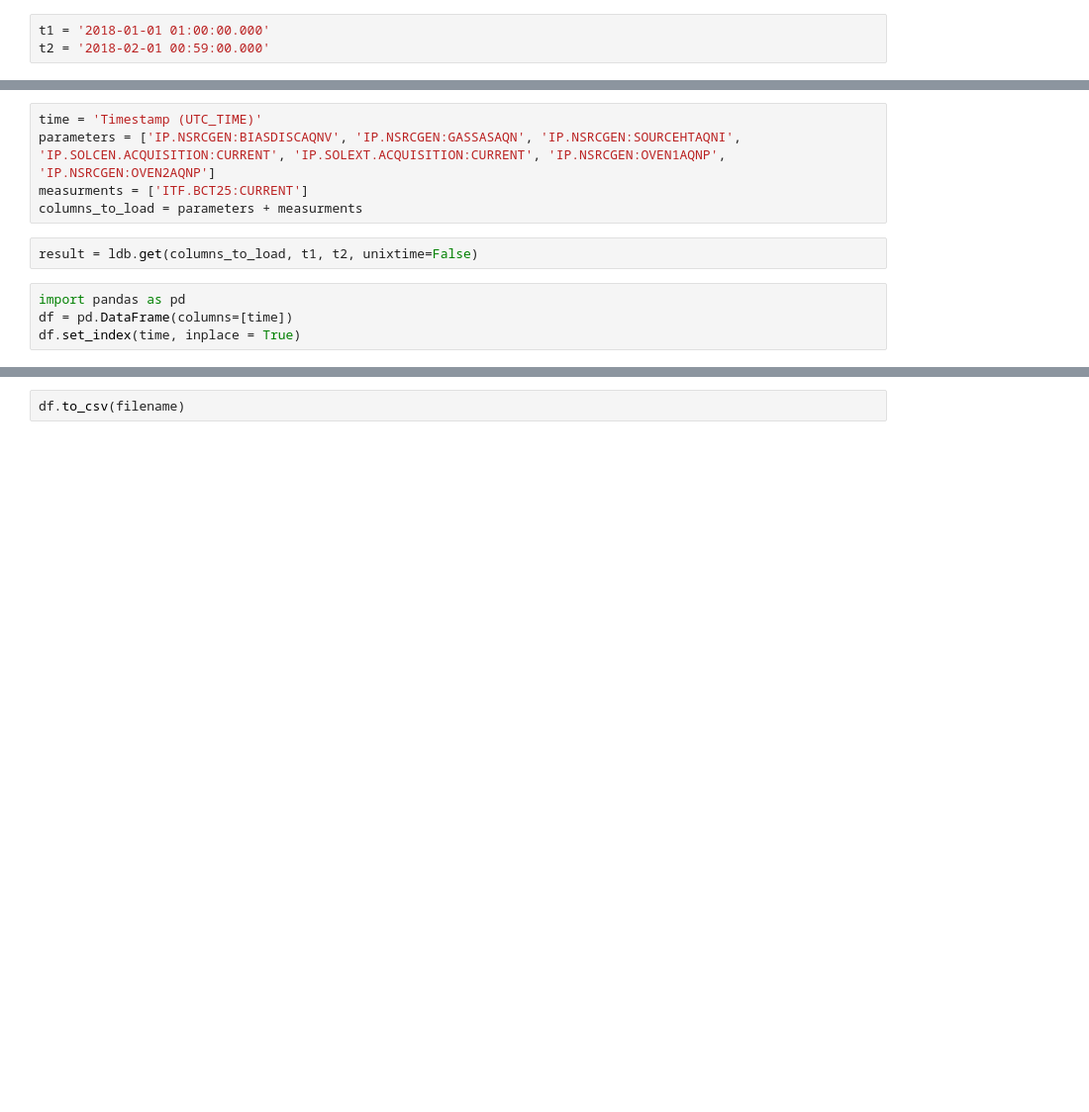
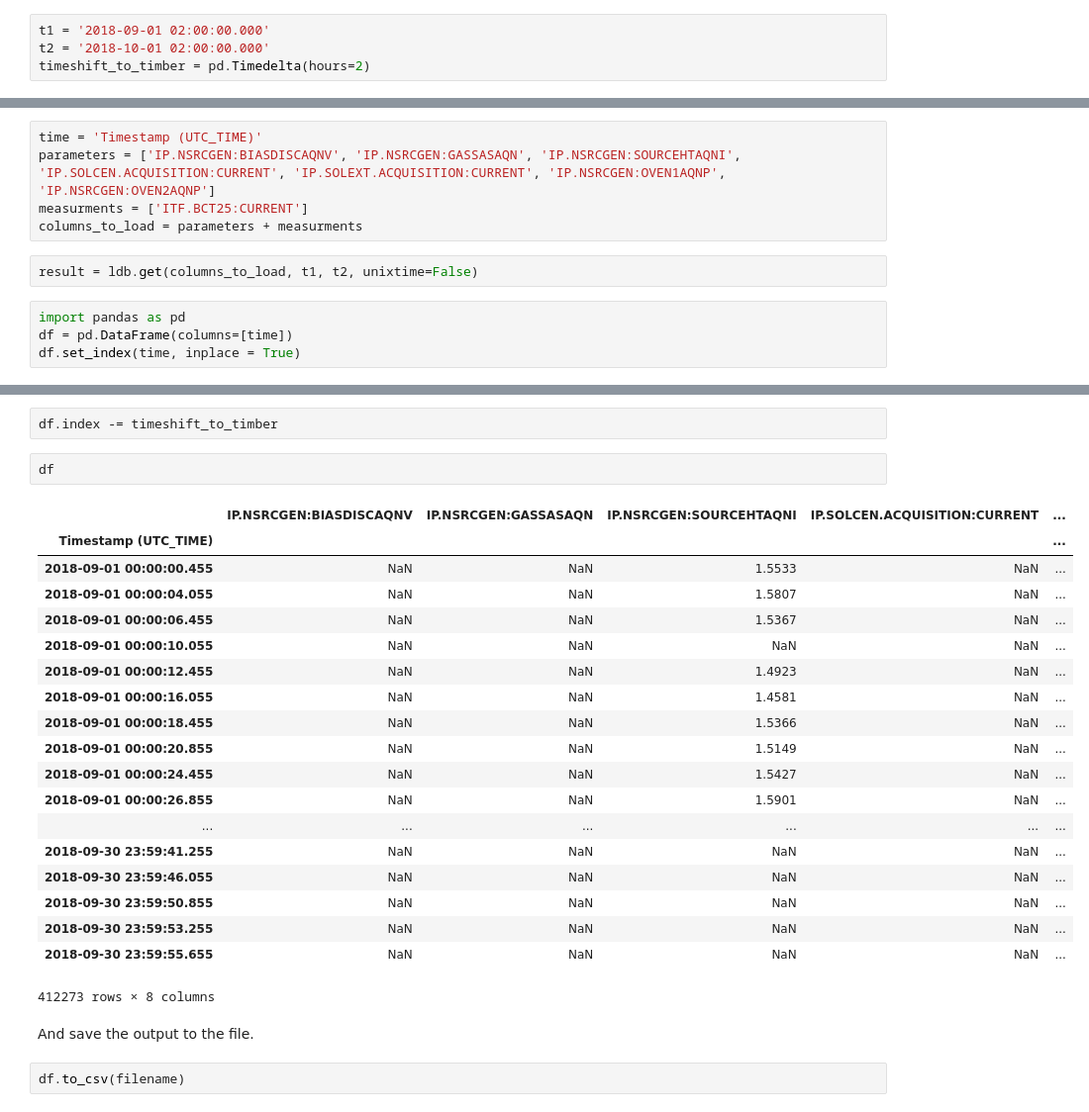
Before and after one commit to mexxexx/ionsrcopt, a Jupyter notebook: Preparation/Data_Loading.ipynb, the cells around one changed output, grey strips where cells are left out. Shown at 99% size. Saved outputs shown, nothing was run; the diff lists cells and outputs as text; blank space fills up the shorter version.

```diff
--- a/Preparation/Data_Loading.ipynb
+++ b/Preparation/Data_Loading.ipynb
@@ -4,3 +8,4 @@ ldb = pytimber.LoggingDB()
 # %%
-t1 = '2018-01-01 01:00:00.000'
-t2 = '2018-02-01 00:59:00.000'
+t1 = '2018-09-01 02:00:00.000'
+t2 = '2018-10-01 02:00:00.000'
+timeshift_to_timber = pd.Timedelta(hours=2)
@@ -30,2 +56,28 @@ filename = '../Data_Raw/Feb2018.csv'
+# %%
+df.index -= timeshift_to_timber
+# %%
+df
+# %% [output]
+|  | IP.NSRCGEN:BIASDISCAQNV | IP.NSRCGEN:GASSASAQN | IP.NSRCGEN:SOURCEHTAQNI | IP.SOLCEN.ACQUISITION:CURRENT | ... |
+| Timestamp (UTC_TIME) |  |  |  |  | ... |
+| 2018-09-01 00:00:00.455 | NaN | NaN | 1.5533 | NaN | ... |
+| 2018-09-01 00:00:04.055 | NaN | NaN | 1.5807 | NaN | ... |
+| 2018-09-01 00:00:06.455 | NaN | NaN | 1.5367 | NaN | ... |
+| 2018-09-01 00:00:10.055 | NaN | NaN | NaN | NaN | ... |
+| 2018-09-01 00:00:12.455 | NaN | NaN | 1.4923 | NaN | ... |
+| 2018-09-01 00:00:16.055 | NaN | NaN | 1.4581 | NaN | ... |
+| 2018-09-01 00:00:18.455 | NaN | NaN | 1.5366 | NaN | ... |
+| 2018-09-01 00:00:20.855 | NaN | NaN | 1.5149 | NaN | ... |
+| 2018-09-01 00:00:24.455 | NaN | NaN | 1.5427 | NaN | ... |
+| 2018-09-01 00:00:26.855 | NaN | NaN | 1.5901 | NaN | ... |
+| ... | ... | ... | ... | ... | ... |
+| 2018-09-30 23:59:41.255 | NaN | NaN | NaN | NaN | ... |
+| 2018-09-30 23:59:46.055 | NaN | NaN | NaN | NaN | ... |
+| 2018-09-30 23:59:50.855 | NaN | NaN | NaN | NaN | ... |
+| 2018-09-30 23:59:53.255 | NaN | NaN | NaN | NaN | ... |
+| 2018-09-30 23:59:55.655 | NaN | NaN | NaN | NaN | ... |
+412273 rows × 8 columns
+# %% [markdown]
+And save the output to the file.
 # %%
 df.to_csv(filename)
```
Also changed, not shown: parts of 7 cells of this notebook, 5 other files.
